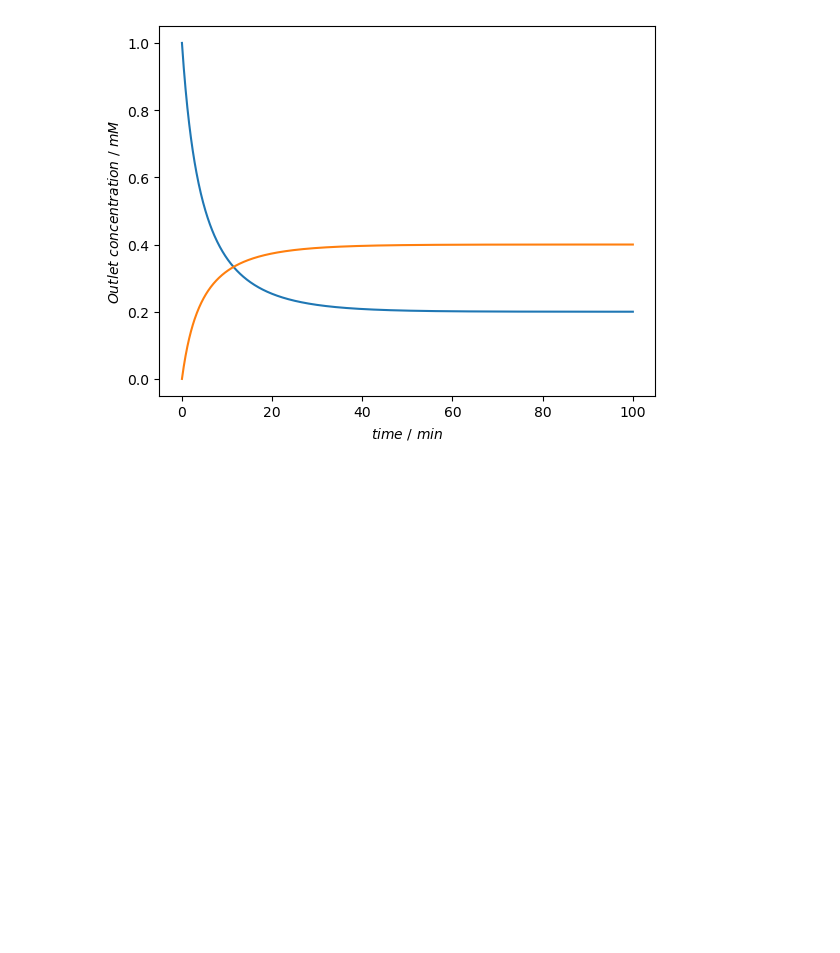
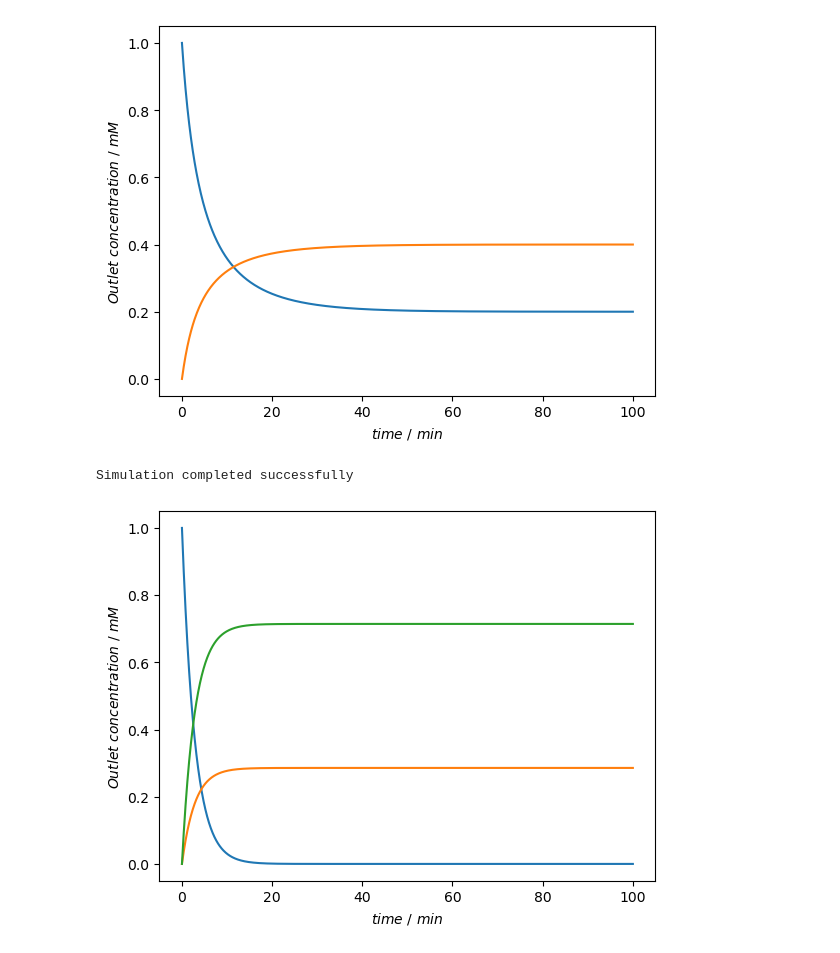
Before and after one commit to HoangLUT/CADET-Tutorial, a Jupyter notebook: 03_chemical_reactions/chemical-reaction-demonstration.ipynb, the cells around one changed output. Drawn from its saved outputs; the diff is of its cells as text; code cells hidden in the pictures; blank space fills up the shorter version.

Commit message:
3 components reaction in cstr

```diff
--- a/03_chemical_reactions/chemical-reaction-demonstration.ipynb
+++ b/03_chemical_reactions/chemical-reaction-demonstration.ipynb
@@ -154,3 +154,18 @@ plt.ylabel('$Outlet~concentration~/~mM$')
 plt.show()
 # %% [output]
 [figure]
+# %%
+# Auxiliary variables
+t_cycle = 100
+
+init_c = [1.0, 0.0, 0.0]
+V = 1e-6
+
+kfwd = [0.1, 0.25]
+kbwd = [0.0, 0.0]
+
+stoich = [-1, -1,
+           1, 0,
+           0, 1]
+
+n_comp = len(init_c)
@@ -156,0 +193,33 @@ plt.show()
+# %%
+# Return data
+model.root.input['return'].split_components_data = 0
+model.root.input['return'].split_ports_data = 0
+model.root.input['return'].unit_000.write_solution_bulk = 1
+model.root.input['return'].unit_000.write_solution_inlet = 1
+model.root.input['return'].unit_000.write_solution_outlet = 1
+# %%
+# Running simulation
+model.filename = 'reaction-cstr-3.h5'
+model.save()
+
+data = model.run()
+
+if data.returncode == 0:
+    print("Simulation completed successfully")
+    model.load()
+else:
+    print(data)
+    raise Exception("Simulation failed")
+# %% [output]
+Simulation completed successfully
+# %%
+# Plotting the results of the inlet
+plt.figure()
+time = model.root.output.solution.solution_times
+c = model.root.output.solution.unit_000.solution_bulk
+plt.plot(time, c)
+plt.xlabel('$time~/~min$')
+plt.ylabel('$Outlet~concentration~/~mM$')
+plt.show()
+# %% [output]
+[figure, added]
```
Also changed, not shown: parts of 1 cell of this notebook, 1 other file.
